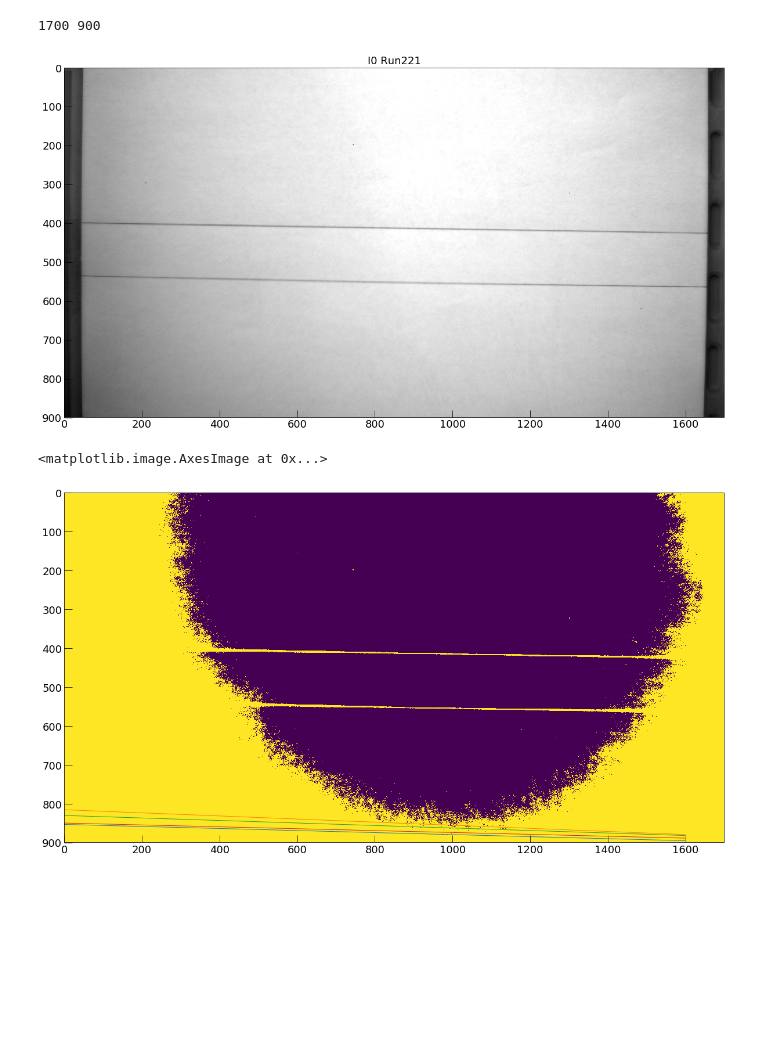
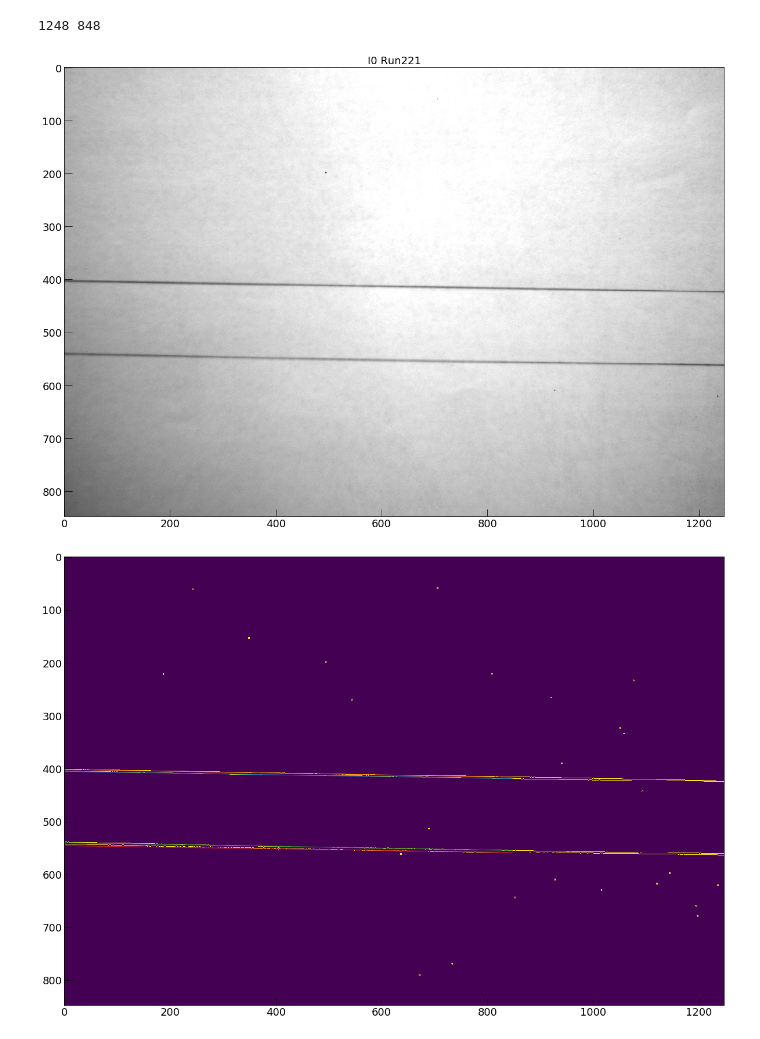
Before and after one commit to gmazzitelli/cygno, a Jupyter notebook: Analisys-Calibarion.ipynb, the cells around one changed output. Drawn from its saved outputs; the diff is of its cells as text; code cells hidden in the pictures; blank space fills up the shorter version.

```diff
--- a/Analisys-Calibarion.ipynb
+++ b/Analisys-Calibarion.ipynb
@@ -26,23 +26,24 @@ dataSelection = 'LAB'
 image = cy.swift_read_image_h5(cy.imageFile2FullPathCygnus(dataSelection, run, traccia))
 # %%
 cy.set_atlas_style("large")
-imageBare    = image[600:1500,150:1850]
+imageBare    = image[600:2048-600,400:2048-400]
 x_resolution = np.size(imageBare[1,:])
 y_resolution = np.size(imageBare[:,1])
 print (x_resolution, y_resolution)
 plt.title("I%d Run%d" % (traccia, run))
 plt.imshow(imageBare, cmap="gray")
 plt.show()
 # %% [output]
-1700 900
+1248 848
-[figure, old version]
+[figure, new version]
 # %%
 from skimage.measure import ransac, LineModelND
 from skimage import feature, color
+from PIL import Image
 
 f, ax = plt.subplots()
-edges     = (imageBare < 55000)
-#edges     = feature.canny(imageBare, sigma=3)
+edges     = feature.canny(imageBare.astype(np.uint16), sigma=0)
+#edges     = imageBare<50000
 points    = np.array(np.nonzero(edges)).T.astype(float)
 edge_pts_xy = points[:, ::-1]
 
@@ -50,12 +51,12 @@ for i in range(4):
     model_robust, inliers = ransac(edge_pts_xy, LineModelND, min_samples=2,
                                    residual_threshold=1, max_trials=1000)
 
-    x = np.arange(1600)
+    x = np.arange(2048-1200)
     plt.plot(x, model_robust.predict_y(x))
 
     edge_pts_xy = edge_pts_xy[~inliers]
-
+#
 plt.imshow(edges)
+plt.show()
 # %% [output]
-<matplotlib.image.AxesImage at 0x...>
-[figure, old version]
+[figure, new version]
```
Also changed, not shown: parts of 9 cells of this notebook, 1 other file.
